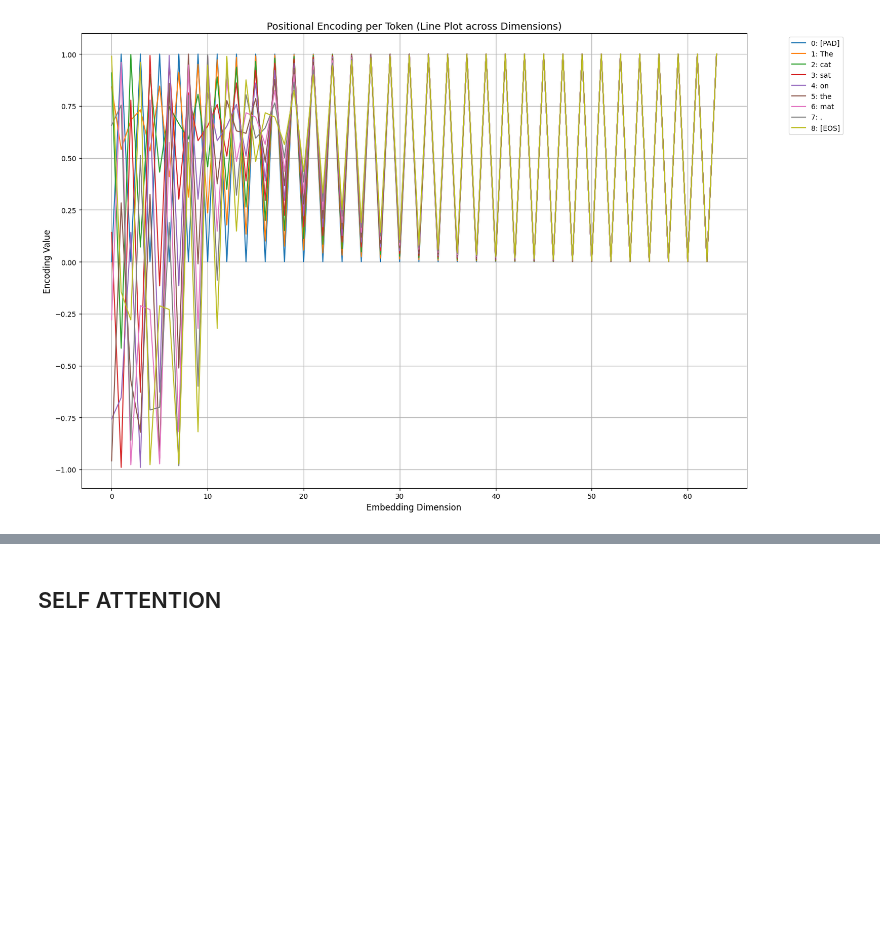
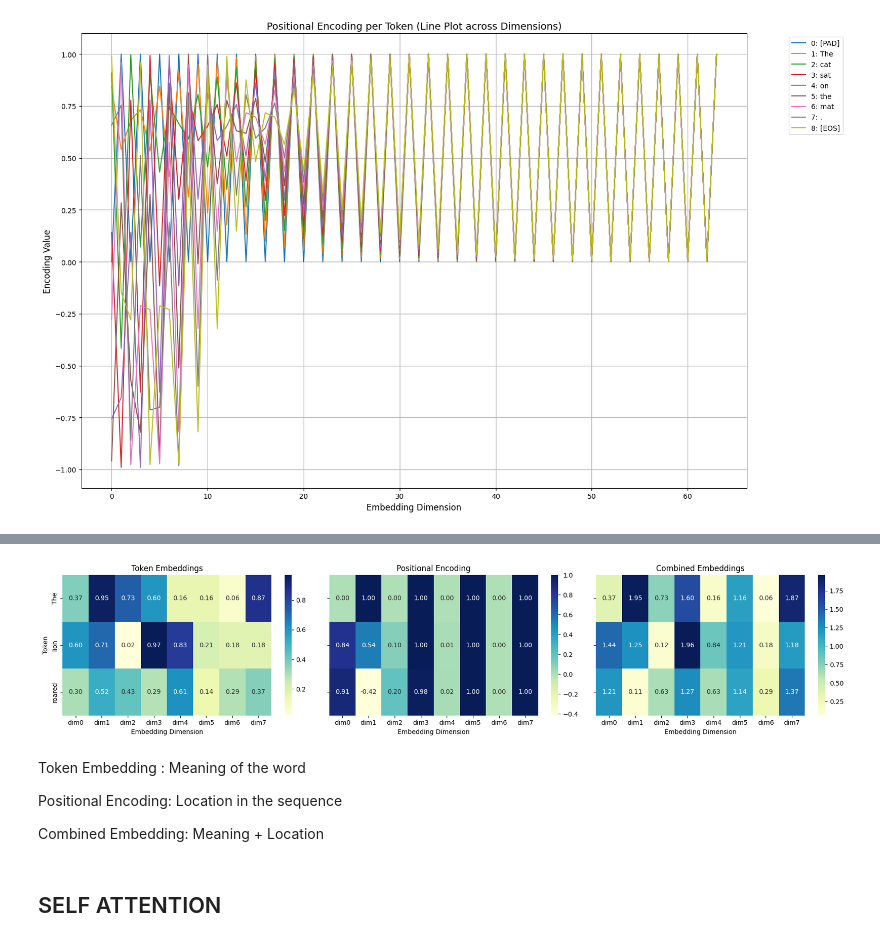
Before and after one commit to mnsbharadwaj/AI-NLP, a Jupyter notebook: Transformer_components.ipynb, the cells around one changed output, grey strips where cells are left out. Saved outputs shown, nothing was run; the diff lists cells and outputs as text; code cells hidden in the pictures; blank space fills up the shorter version.

```diff
--- a/Transformer_components.ipynb
+++ b/Transformer_components.ipynb
@@ -158,0 +292,7 @@ plt.show()
+# %%
+# Step 2: Simulate token embeddings
+np.random.seed(42)
+embedding_matrix = np.random.rand(len(vocab), embedding_dim)
+input_indices = [vocab[token] for token in tokens]
+token_embeddings = embedding_matrix[input_indices]  # shape: (3, 8)
+print(token_embeddings)
@@ -158,0 +326,4 @@ plt.show()
+# %%
+# Step 4: Combine token embeddings and positional encodings
+combined_embeddings = token_embeddings + pos_encoding
+print(combined_embeddings)
@@ -158,0 +337,11 @@ plt.show()
+# %%
+# Step 5: Create DataFrames for visualization
+token_df = pd.DataFrame(token_embeddings, index=tokens, columns=[f"dim{i}" for i in range(embedding_dim)])
+posenc_df = pd.DataFrame(pos_encoding, index=tokens, columns=[f"dim{i}" for i in range(embedding_dim)])
+combined_df = pd.DataFrame(combined_embeddings, index=tokens, columns=[f"dim{i}" for i in range(embedding_dim)])
+print("Token DF")
+print(token_df)
+print("\nPositional Encoding DF")
+print(posenc_df)
+print("\nCombined DF")
+print(combined_df)
@@ -159,3 +366,32 @@ plt.show()
+# %%
+# Step 6: Plot heatmaps side-by-side
+fig, axs = plt.subplots(1, 3, figsize=(18, 4))
+
+sns.heatmap(token_df, annot=True, fmt=".2f", cmap="YlGnBu", ax=axs[0])
+axs[0].set_title("Token Embeddings")
+axs[0].set_ylabel("Token")
+
+sns.heatmap(posenc_df, annot=True, fmt=".2f", cmap="YlGnBu", ax=axs[1])
+axs[1].set_title("Positional Encoding")
+axs[1].set_yticklabels([])
+
+sns.heatmap(combined_df, annot=True, fmt=".2f", cmap="YlGnBu", ax=axs[2])
+axs[2].set_title("Combined Embeddings")
+axs[2].set_yticklabels([])
+
+for ax in axs:
+    ax.set_xlabel("Embedding Dimension")
+
+plt.tight_layout()
+plt.show()
+# %% [output]
+[figure, added]
+# %% [markdown]
+Token Embedding	: Meaning of the word
+
+Positional Encoding:	Location in the sequence
+
+Combined Embedding:	Meaning + Location
 # %% [markdown]
 ## SELF ATTENTION
 # %% [markdown]
```
Also changed, not shown: parts of 16 cells of this notebook.
